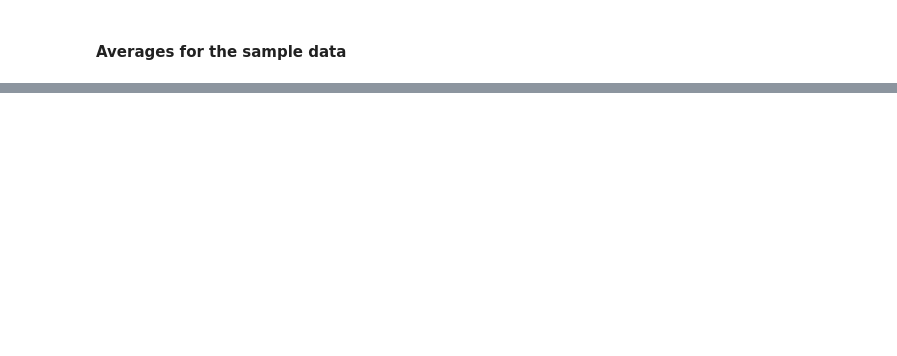
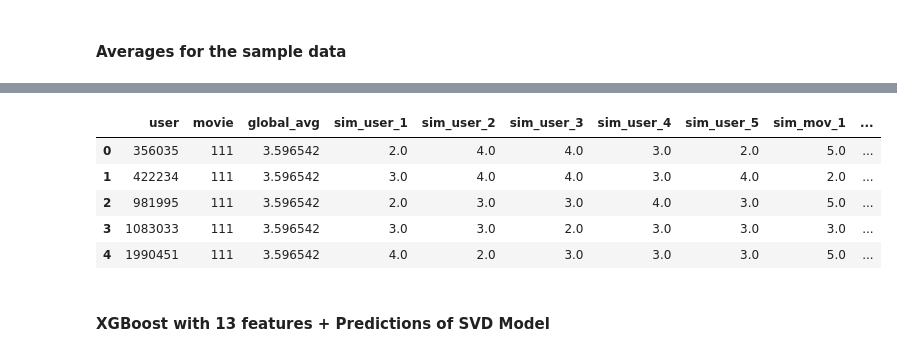
Before and after one commit to subhasisj/python-projects, a Jupyter notebook: Machine_Learning_Projects/Netflix_Movie_Recommendation/Netflix_movie_recommendation.ipynb, the cells around one changed output, grey strips where cells are left out. Saved outputs shown, nothing was run; the diff lists cells and outputs as text; code cells hidden in the pictures; blank space fills up the shorter version.

```diff
--- a/Machine_Learning_Projects/Netflix_Movie_Recommendation/Netflix_movie_recommendation.ipynb
+++ b/Machine_Learning_Projects/Netflix_Movie_Recommendation/Netflix_movie_recommendation.ipynb
@@ -473,0 +809,3 @@ print('\n No of ratings in Our Sampled train matrix is : {}\n'.format(sample_tra
+# %%
+test_set_surprise = list(zip(reg_test_data.user.values, reg_test_data.movie.values, reg_test_data.rating.values))
+test_set_surprise[:3]
@@ -473,0 +877,4 @@ print('\n No of ratings in Our Sampled train matrix is : {}\n'.format(sample_tra
+# %%
+svd_test_preds_raw = svd_model.test(test_set_surprise)
+
+svd_test_preds = np.array([pred.est for pred in svd_test_preds_raw])
@@ -473,0 +893,12 @@ print('\n No of ratings in Our Sampled train matrix is : {}\n'.format(sample_tra
+# %%
+reg_test_data['preds'] = svd_test_preds
+reg_test_data.head()
+# %% [output]
+|  | user | movie | global_avg | sim_user_1 | sim_user_2 | sim_user_3 | sim_user_4 | sim_user_5 | sim_mov_1 | ... |
+| 0 | 356035 | 111 | 3.596542 | 2.0 | 4.0 | 4.0 | 3.0 | 2.0 | 5.0 | ... |
+| 1 | 422234 | 111 | 3.596542 | 3.0 | 4.0 | 4.0 | 3.0 | 4.0 | 2.0 | ... |
+| 2 | 981995 | 111 | 3.596542 | 2.0 | 3.0 | 3.0 | 4.0 | 3.0 | 5.0 | ... |
+| 3 | 1083033 | 111 | 3.596542 | 3.0 | 3.0 | 2.0 | 3.0 | 3.0 | 3.0 | ... |
+| 4 | 1990451 | 111 | 3.596542 | 4.0 | 2.0 | 3.0 | 3.0 | 3.0 | 5.0 | ... |
+# %% [markdown]
+#### XGBoost with 13 features + Predictions of SVD Model
```
Also changed, not shown: parts of 51 cells of this notebook, 7 other files.
